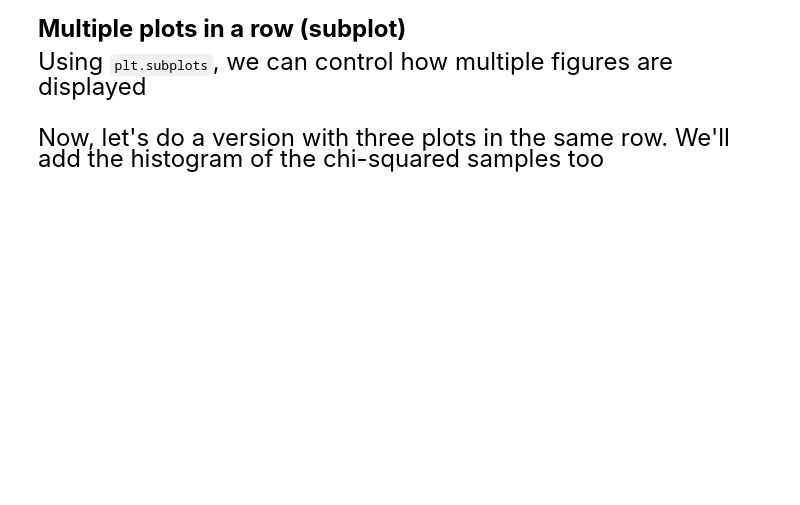
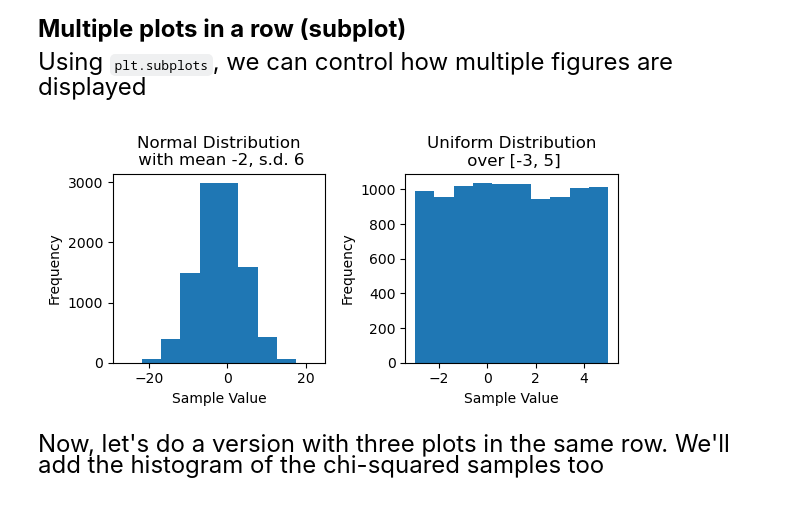
Before and after one commit to swang2026/datasci151spring2026, a Jupyter notebook: lecture_09/lecture_09_random_variables - Copy.ipynb, the cells around one changed output. Saved outputs shown, nothing was run; the diff lists cells and outputs as text; code cells hidden in the pictures; blank space fills up the shorter version.

```diff
--- a/lecture_09/lecture_09_random_variables - Copy.ipynb
+++ b/lecture_09/lecture_09_random_variables - Copy.ipynb
@@ -104,33 +125,35 @@ Using `plt.subplots`, we can control how multiple figures are displayed
 # %%
 #------------------------ Setting up subplots----------------------------------#
 # Create a plot with 1 row, 2 columns
 # First, create a "matplotlib Figure" and an array of "sub-figures"
 
 fig, subfig_array = plt.subplots(nrows = 1, ncols = 2,figsize = (6,3))
 
 # plt.subplots has TWO outputs, so we assign the output to TWO variables
 # The names we give them are OUR CHOICE
 # The option "figsize" indicates the (width,height)) of the graph.
 # The complete figure will be 6 inches wide, 3 inches tall
 
 
 # First Sub-Figure
 subfig_array[0].hist(x = normal_samples)
 subfig_array[0].set_title("Normal Distribution\n with mean -2, s.d. 6")
 subfig_array[0].set_xlabel("Sample Value")
 subfig_array[0].set_ylabel("Frequency")
 
 # Second Figure
 subfig_array[1].hist(x = unif_samples)
 subfig_array[1].set_title("Uniform Distribution\n over [-3, 5]")
 subfig_array[1].set_xlabel("Sample Value")
 subfig_array[1].set_ylabel("Frequency")
 
 # The tight layout option ensures that the axes are not overlapping
-# plt.tight_layout()
+plt.tight_layout()
 
 
 plt.show()
+# %% [output]
+[figure, added]
 # %% [markdown]
 <font size = "5">
 
```
Also changed, not shown: parts of 16 cells of this notebook.
